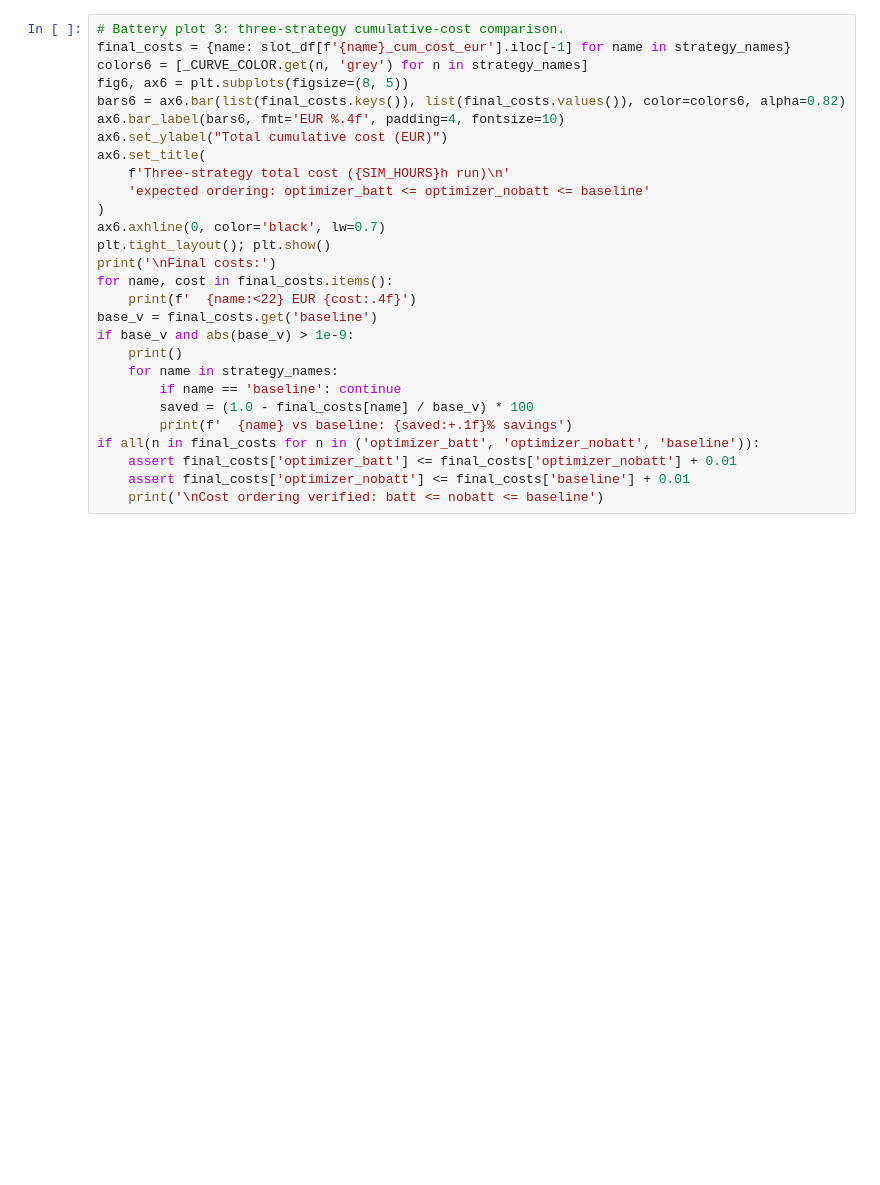
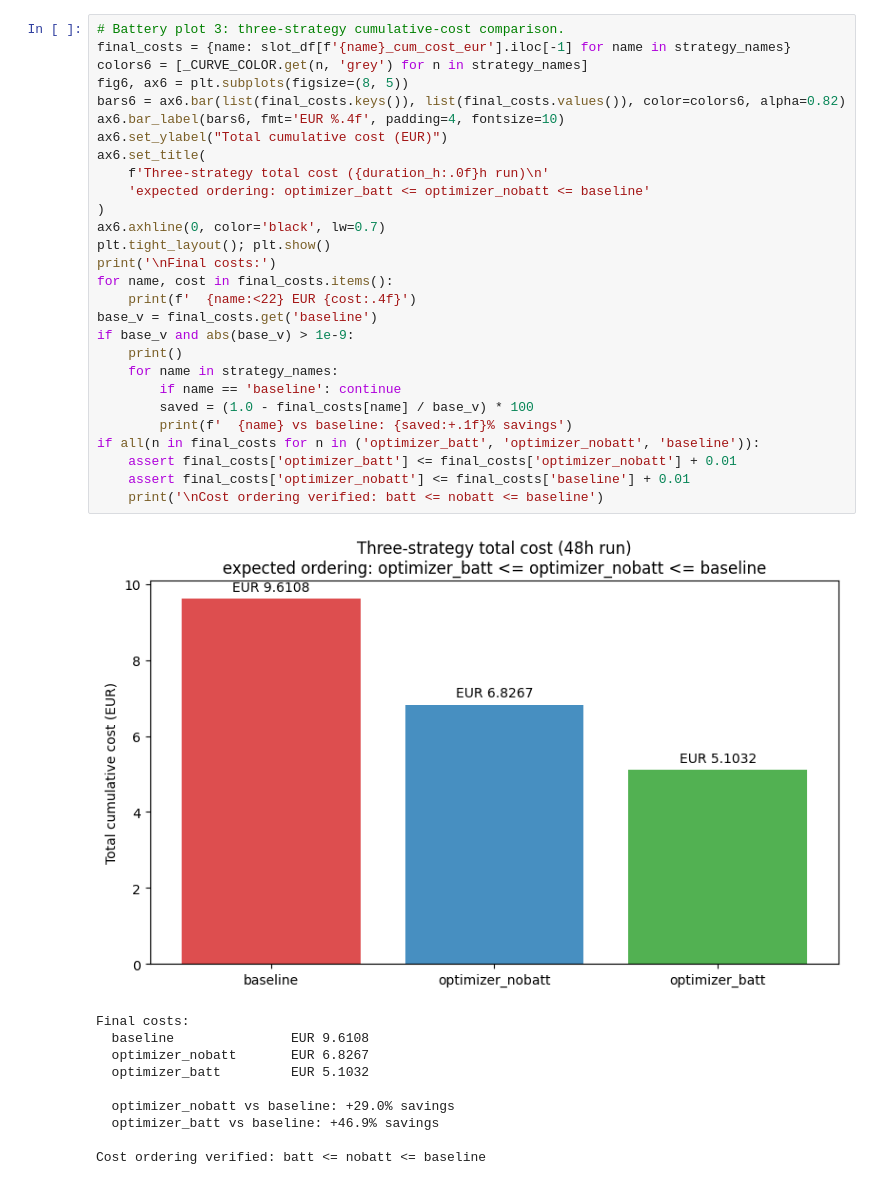
Before and after one commit to mjordanic/home-energy-planner, a Jupyter notebook: notebooks/06_end_to_end.ipynb, the cells around one changed output. Cells and saved outputs as stored; diff of their text form; blank space fills up the shorter version.

```diff
--- a/notebooks/06_end_to_end.ipynb
+++ b/notebooks/06_end_to_end.ipynb
@@ -317,31 +361,42 @@ print(f'Charging slots: {(chg_s > 0.01).sum()},  discharging slots: {(dis_s > 0.
 # %%
 # Battery plot 3: three-strategy cumulative-cost comparison.
 final_costs = {name: slot_df[f'{name}_cum_cost_eur'].iloc[-1] for name in strategy_names}
 colors6 = [_CURVE_COLOR.get(n, 'grey') for n in strategy_names]
 fig6, ax6 = plt.subplots(figsize=(8, 5))
 bars6 = ax6.bar(list(final_costs.keys()), list(final_costs.values()), color=colors6, alpha=0.82)
 ax6.bar_label(bars6, fmt='EUR %.4f', padding=4, fontsize=10)
 ax6.set_ylabel("Total cumulative cost (EUR)")
 ax6.set_title(
-    f'Three-strategy total cost ({SIM_HOURS}h run)\n'
+    f'Three-strategy total cost ({duration_h:.0f}h run)\n'
     'expected ordering: optimizer_batt <= optimizer_nobatt <= baseline'
 )
 ax6.axhline(0, color='black', lw=0.7)
 plt.tight_layout(); plt.show()
 print('\nFinal costs:')
 for name, cost in final_costs.items():
     print(f'  {name:<22} EUR {cost:.4f}')
 base_v = final_costs.get('baseline')
 if base_v and abs(base_v) > 1e-9:
     print()
     for name in strategy_names:
         if name == 'baseline': continue
         saved = (1.0 - final_costs[name] / base_v) * 100
         print(f'  {name} vs baseline: {saved:+.1f}% savings')
 if all(n in final_costs for n in ('optimizer_batt', 'optimizer_nobatt', 'baseline')):
     assert final_costs['optimizer_batt'] <= final_costs['optimizer_nobatt'] + 0.01
     assert final_costs['optimizer_nobatt'] <= final_costs['baseline'] + 0.01
     print('\nCost ordering verified: batt <= nobatt <= baseline')
+# %% [output]
+[figure, added]
+Final costs:
+  baseline               EUR 9.6108
+  optimizer_nobatt       EUR 6.8267
+  optimizer_batt         EUR 5.1032
+
+  optimizer_nobatt vs baseline: +29.0% savings
+  optimizer_batt vs baseline: +46.9% savings
+
+Cost ordering verified: batt <= nobatt <= baseline
 # %%
 # Battery plot 4: representative-day dispatch.
 # With SIM_HOURS = 1 there is only 1 slot, so we show that one slot's data.
```
Also changed, not shown: parts of 8 cells of this notebook, 7 other files.
